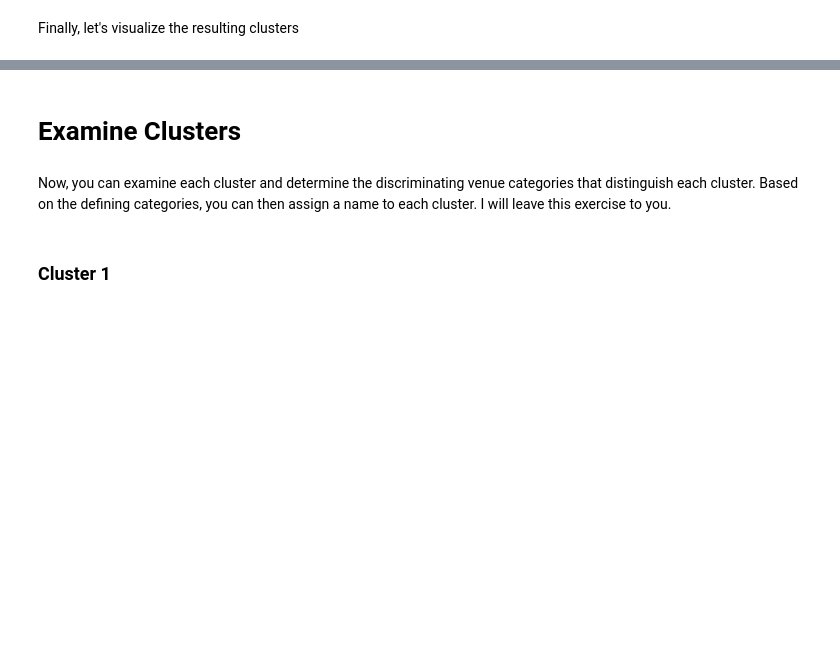
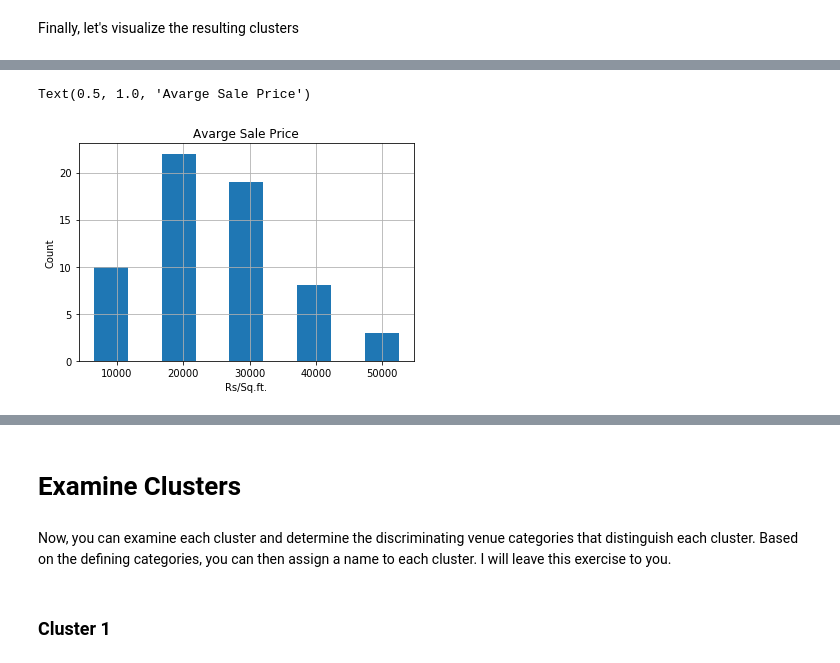
Before and after one commit to Sumsys/Applied_Data_Science_Capstone_Project, a Jupyter notebook: Week5/Neighbourhoods_in_Mumbai.ipynb, the cells around one changed output, grey strips where cells are left out. Saved outputs shown, nothing was run; the diff lists cells and outputs as text; code cells hidden in the pictures; blank space fills up the shorter version.

```diff
--- a/Week5/Neighbourhoods_in_Mumbai.ipynb
+++ b/Week5/Neighbourhoods_in_Mumbai.ipynb
@@ -398,3 +435,12 @@ mumbai_merged
+# %%
+df_AHP = mumbai_merged['Avarage House Price']
+hist = df_AHP.hist(bins=5,rwidth=0.5)
+hist.set_ylabel("Count")
+hist.set_xlabel("Rs/Sq.ft.")
+hist.set_title('Avarge Sale Price')
+# %% [output]
+Text(0.5, 1.0, 'Avarge Sale Price')
+[figure, added]
 # %%
 # create map
 map_clusters = folium.Map(location=[latitude, longitude], zoom_start=11)
```
Also changed, not shown: parts of 27 cells of this notebook, 4 other files.
